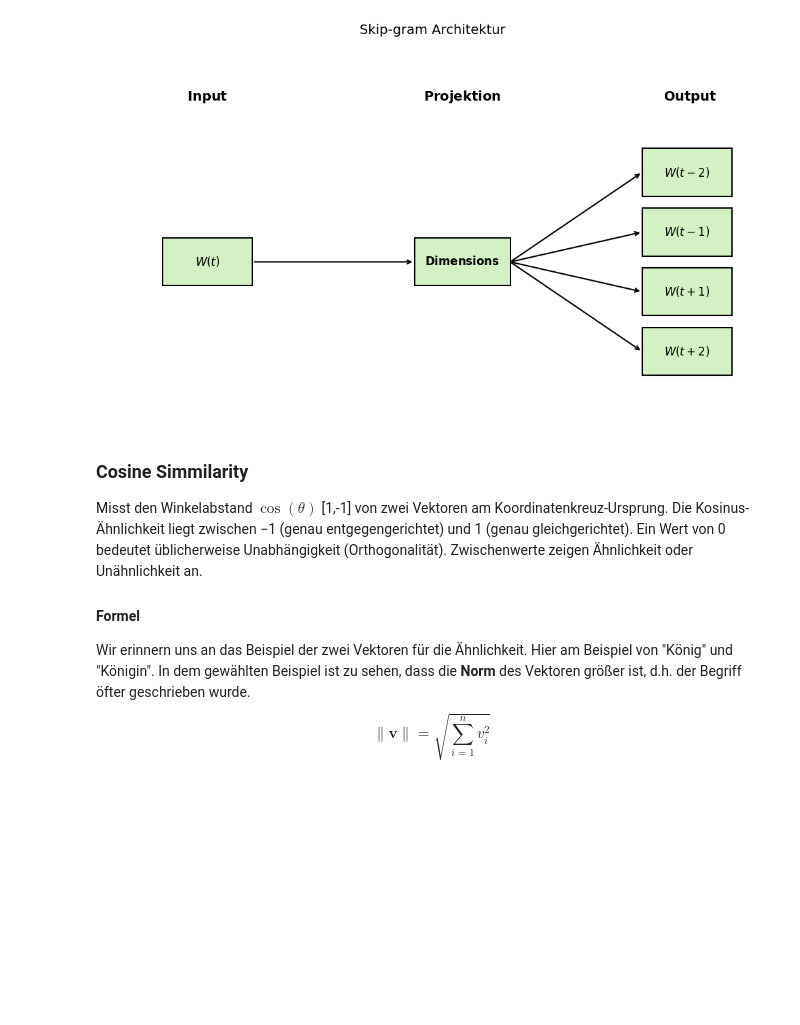
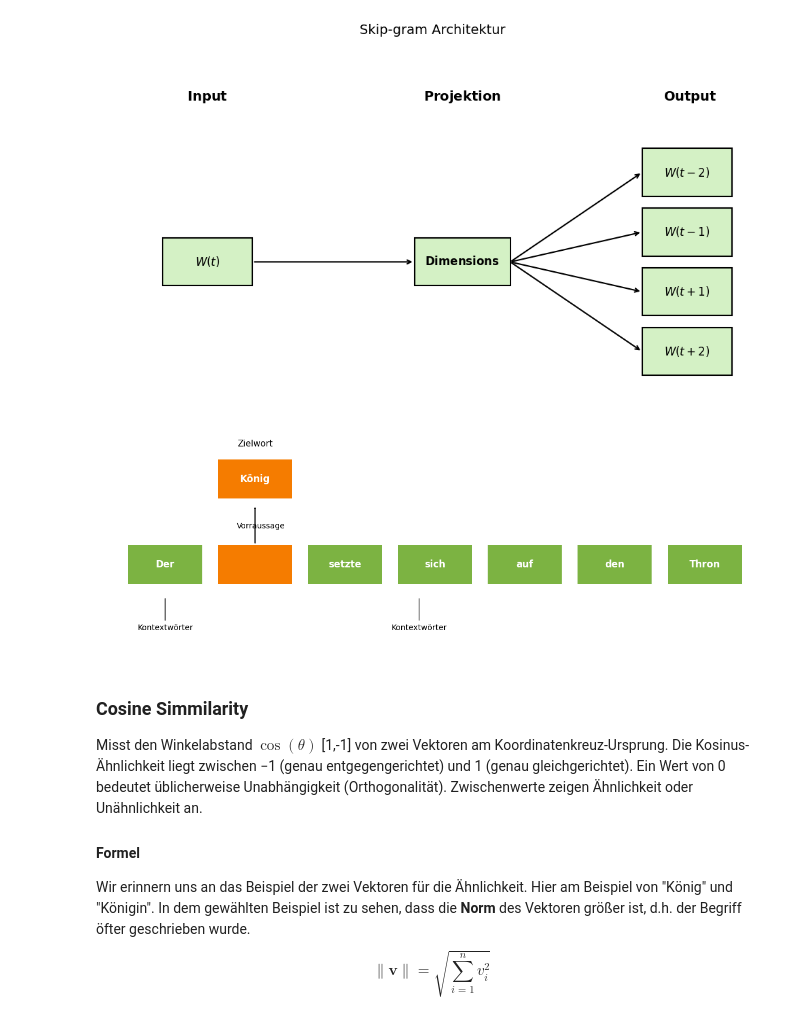
Before and after one commit to LinusLinuxer/Vortrag, a Jupyter notebook: Vortrag.ipynb, the cells around one changed output. Drawn from its saved outputs; the diff is of its cells as text; code cells hidden in the pictures; blank space fills up the shorter version.

```diff
--- a/Vortrag.ipynb
+++ b/Vortrag.ipynb
@@ -505,6 +513,99 @@ if __name__ == "__main__":
     draw_skipgram_architecture()
 # %% [output]
 [figure]
+# %%
+import matplotlib.pyplot as plt
+from matplotlib.patches import Rectangle, FancyArrowPatch
+
+def draw_box(ax, xy, width, height, text, color):
+    rect = Rectangle(xy, width, height, facecolor=color, edgecolor="none")
+    ax.add_patch(rect)
+    ax.text(
+        xy[0] + width / 2,
+        xy[1] + height / 2,
+        text,
+        ha="center",
+        va="center",
+        color="white",
+        fontsize=12,
+        fontweight="bold"
+    )
+
+fig, ax = plt.subplots(figsize=(12, 4))
+
+# Box dimensions
+w, h = 1.4, 0.6
+y = 1
+
+# Positions of words
+positions = {
+    "Der": (0, y),
+    "PRED": (1.7, y),
+    "setzte": (3.4, y),
+    "sich": (5.1, y),
+    "auf": (6.8, y),
+    "den": (8.5, y),
+    "Thron": (10.2, y)
+}
+
+# Colors
+green = "#7CB342"
+orange = "#F57C00"
+
+# Draw boxes
+draw_box(ax, positions["Der"], w, h, "Der", green)
+draw_box(ax, positions["PRED"], w, h, "", orange)
+draw_box(ax, positions["setzte"], w, h, "setzte", green)
+draw_box(ax, positions["sich"], w, h, "sich", green)
+draw_box(ax, positions["auf"], w, h, "auf", green)
+draw_box(ax, positions["den"], w, h, "den", green)
+draw_box(ax, positions["Thron"], w, h, "Thron", green)
+
+# Arrow to predicted word
+arrow = FancyArrowPatch(
+    (1.7 + w / 2, y + h),
+    (1.7 + w / 2, y + 1.2),
+    arrowstyle="->",
+    linewidth=1.5,
+    color="black"
+)
+ax.add_patch(arrow)
+
+# Target word box
+draw_box(ax, (1.7, y + 1.3), w, h, "König", orange)
+
+# Labels
+ax.text(1.7 + w / 2, y + 2.1, "Zielwort", ha="center", fontsize=11)
+ax.text(2.05, y + 0.85, "Vorraussage", ha="left", fontsize=10)
+
+# Context labels
+ax.annotate(
+    "Kontextwörter",
+    xy=(5.5, 0.8),
+    xytext=(5.5, 0.3),
+    arrowprops=dict(arrowstyle="-", lw=1),
+    ha="center",
+    fontsize=10
+)
+
+ax.annotate(
+    "Kontextwörter",
+    xy=(0.7, 0.8),
+    xytext=(0.7, 0.3),
+    arrowprops=dict(arrowstyle="-", lw=1),
+    ha="center",
+    fontsize=10
+)
+
+# Final layout
+ax.set_xlim(-0.5, 12)
+ax.set_ylim(0, 3)
+ax.axis("off")
+
+plt.tight_layout()
+plt.show()
+# %% [output]
+[figure, added]
 # %% [markdown]
 ### Cosine Simmilarity
 
```
Also changed, not shown: parts of 11 cells of this notebook, 1 other file.
